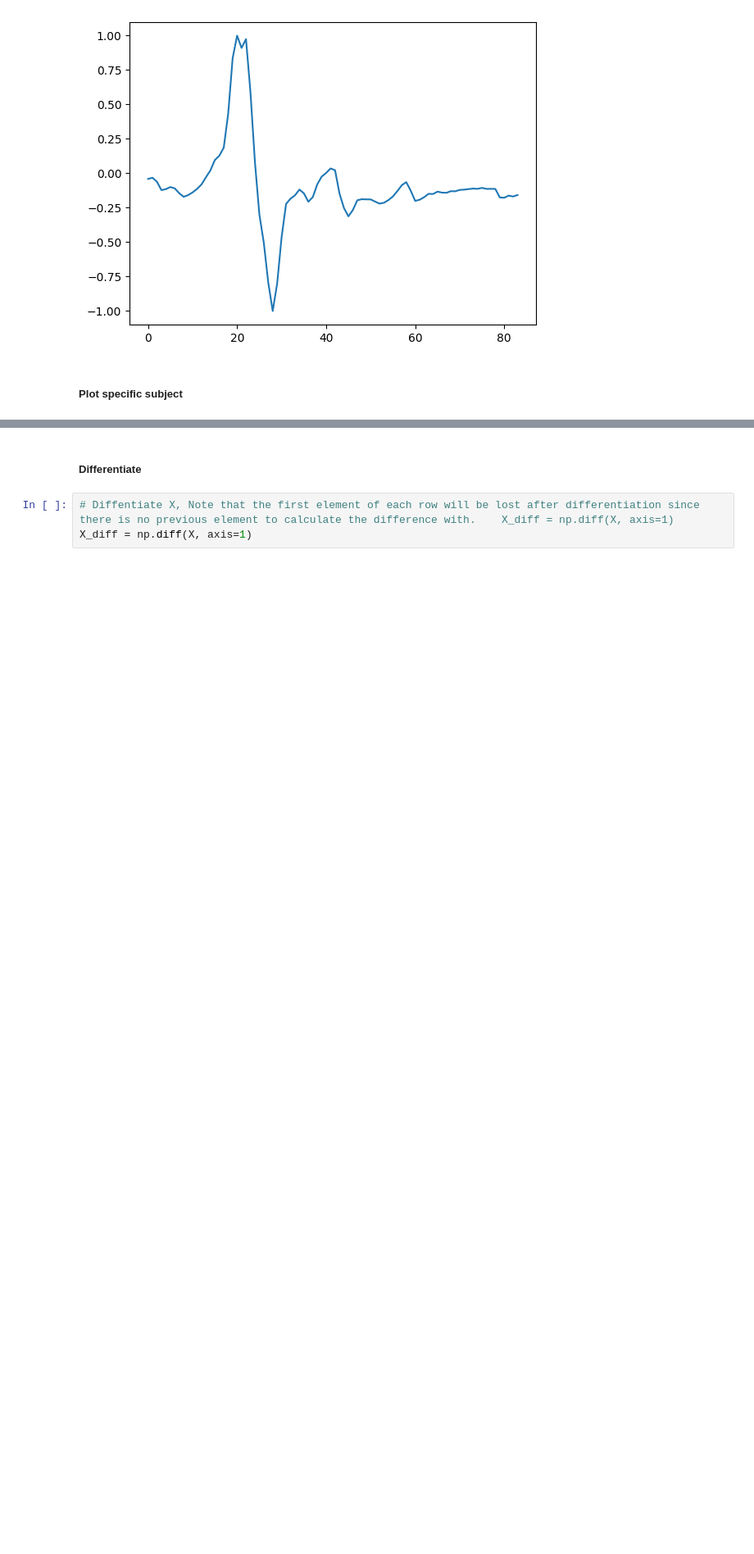
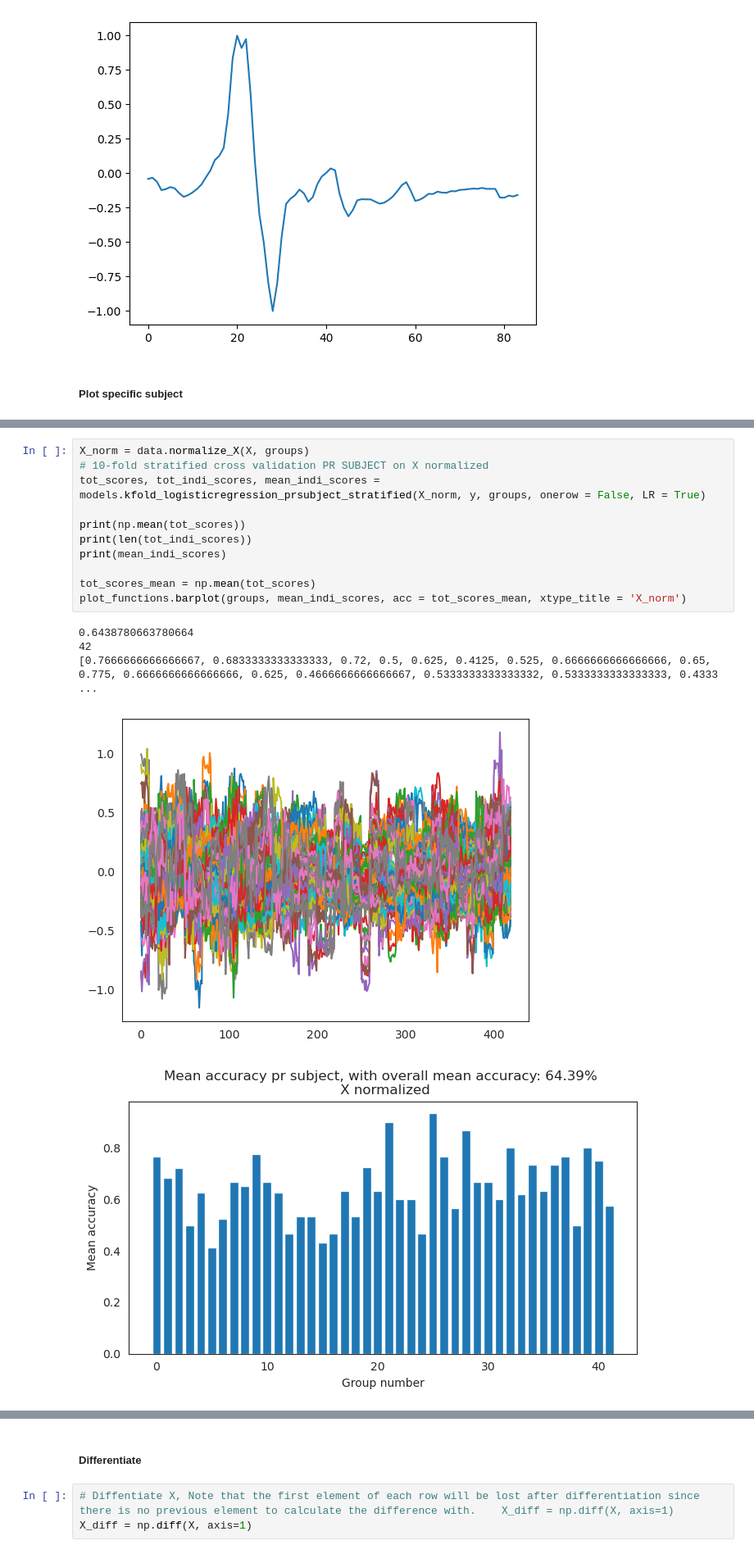
Before and after one commit to johannefranck/MEP, a Jupyter notebook: main_A.ipynb, the cells around one changed output, grey strips where cells are left out. Shown at 82% size. Saved outputs shown, nothing was run; the diff lists cells and outputs as text; blank space fills up the shorter version.

```diff
--- a/main_A.ipynb
+++ b/main_A.ipynb
@@ -137,0 +150,17 @@ plot_functions.plot_subject_coil(X,y,list_subjects,groups,mean=False,subject=sub
+# %%
+X_norm = data.normalize_X(X, groups)
+# 10-fold stratified cross validation PR SUBJECT on X normalized
+tot_scores, tot_indi_scores, mean_indi_scores = models.kfold_logisticregression_prsubject_stratified(X_norm, y, groups, onerow = False, LR = True)
+
+print(np.mean(tot_scores))
+print(len(tot_indi_scores))
+print(mean_indi_scores)
+
+tot_scores_mean = np.mean(tot_scores)
+plot_functions.barplot(groups, mean_indi_scores, acc = tot_scores_mean, xtype_title = 'X_norm')
+# %% [output]
+0.6438780663780664
+42
+[0.7666666666666667, 0.6833333333333333, 0.72, 0.5, 0.625, 0.4125, 0.525, 0.6666666666666666, 0.65, 0.775, 0.6666666666666666, 0.625, 0.4666666666666667, 0.5333333333333332, 0.5333333333333333, 0.4333 ...
+[figure, added]
+[figure, added]
```
Also changed, not shown: parts of 11 cells of this notebook, 15 other files.
